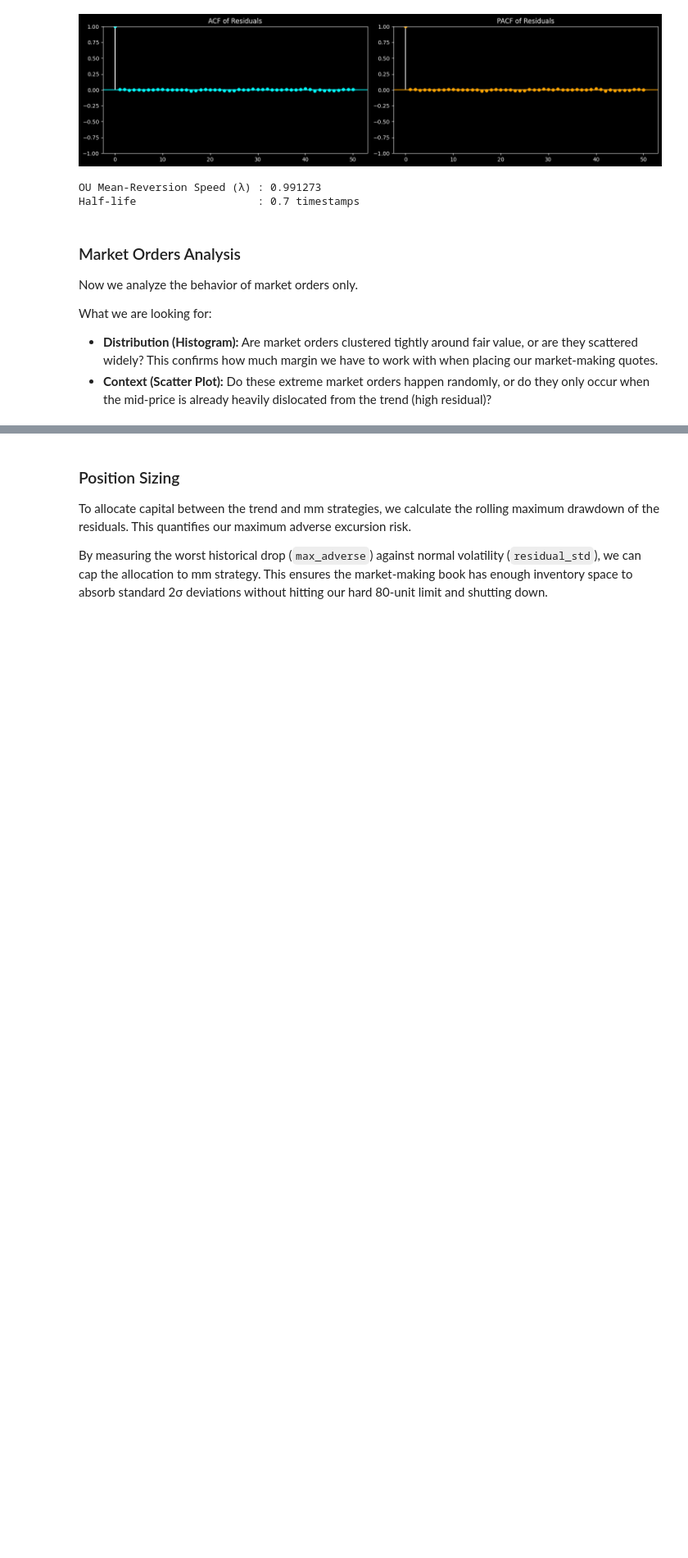
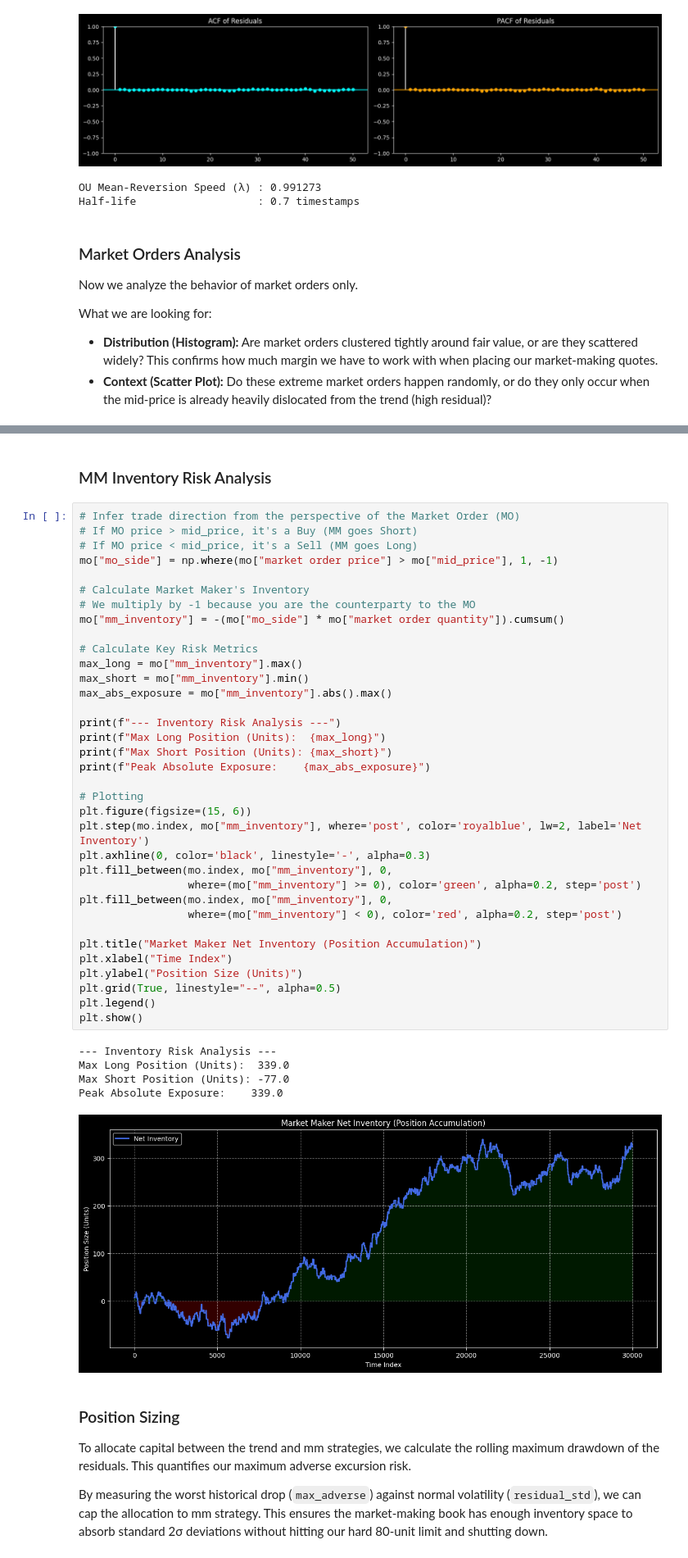
Before and after one commit to marcobattiston21/imc-prosperity-4, a Jupyter notebook: prosperity4/round1/notebooks/analysis_root.ipynb, the cells around one changed output, grey strips where cells are left out. Shown at 82% size. Cells and saved outputs as stored; diff of their text form; blank space fills up the shorter version.

Commit message:
Round 1 Root analysis updated

```diff
--- a/prosperity4/round1/notebooks/analysis_root.ipynb
+++ b/prosperity4/round1/notebooks/analysis_root.ipynb
@@ -285,6 +298,49 @@ min       -10.604073
 max        10.495780
 Name: mo_deviation, dtype: float64
 [figure]
+# %% [markdown]
+### MM Inventory Risk Analysis
+# %%
+# Infer trade direction from the perspective of the Market Order (MO)
+# If MO price > mid_price, it's a Buy (MM goes Short)
+# If MO price < mid_price, it's a Sell (MM goes Long)
+mo["mo_side"] = np.where(mo["market order price"] > mo["mid_price"], 1, -1)
+
+# Calculate Market Maker's Inventory
+# We multiply by -1 because you are the counterparty to the MO
+mo["mm_inventory"] = -(mo["mo_side"] * mo["market order quantity"]).cumsum()
+
+# Calculate Key Risk Metrics
+max_long = mo["mm_inventory"].max()
+max_short = mo["mm_inventory"].min()
+max_abs_exposure = mo["mm_inventory"].abs().max()
+
+print(f"--- Inventory Risk Analysis ---")
+print(f"Max Long Position (Units):  {max_long}")
+print(f"Max Short Position (Units): {max_short}")
+print(f"Peak Absolute Exposure:    {max_abs_exposure}")
+
+# Plotting
+plt.figure(figsize=(15, 6))
+plt.step(mo.index, mo["mm_inventory"], where='post', color='royalblue', lw=2, label='Net Inventory')
+plt.axhline(0, color='black', linestyle='-', alpha=0.3)
+plt.fill_between(mo.index, mo["mm_inventory"], 0,
+                 where=(mo["mm_inventory"] >= 0), color='green', alpha=0.2, step='post')
+plt.fill_between(mo.index, mo["mm_inventory"], 0,
+                 where=(mo["mm_inventory"] < 0), color='red', alpha=0.2, step='post')
+
+plt.title("Market Maker Net Inventory (Position Accumulation)")
+plt.xlabel("Time Index")
+plt.ylabel("Position Size (Units)")
+plt.grid(True, linestyle="--", alpha=0.5)
+plt.legend()
+plt.show()
+# %% [output]
+--- Inventory Risk Analysis ---
+Max Long Position (Units):  339.0
+Max Short Position (Units): -77.0
+Peak Absolute Exposure:    339.0
+[figure, added]
 # %% [markdown]
 ### Position Sizing
 
```
Also changed, not shown: parts of 1 cell of this notebook.
